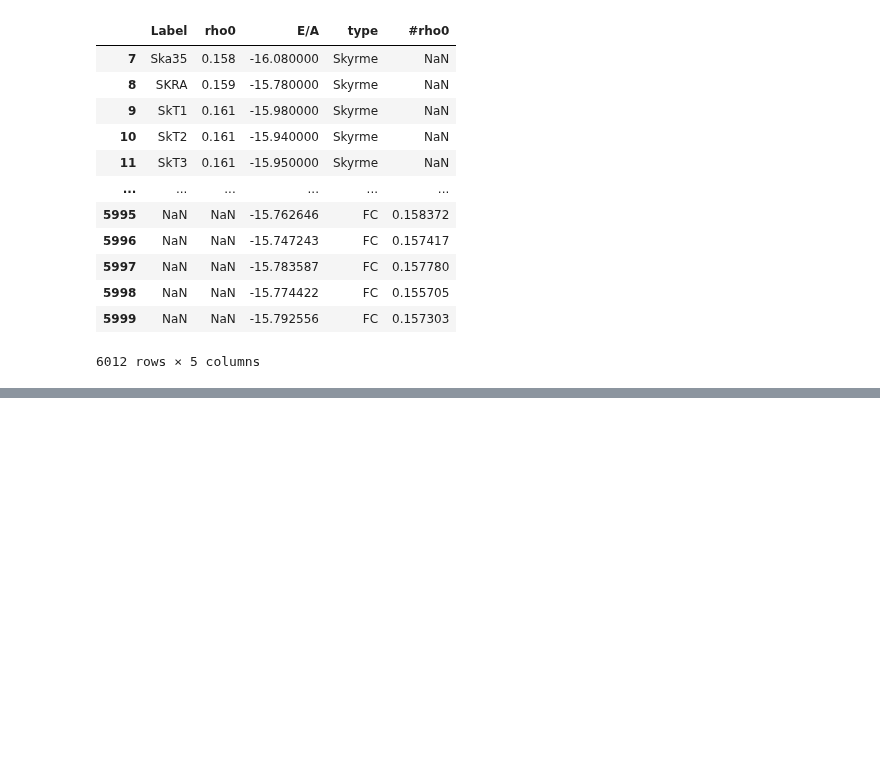
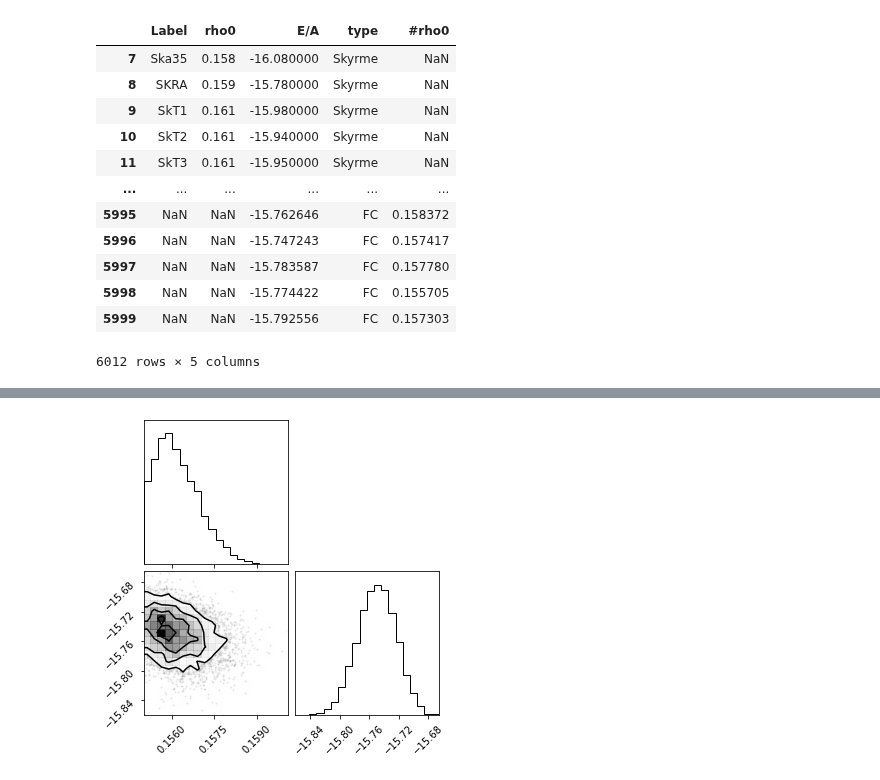
Before and after one commit to cdrischler/nuclear_saturation, a Jupyter notebook: Contour Map.ipynb, the cells around one changed output, grey strips where cells are left out. Drawn from its saved outputs; the diff is of its cells as text; code cells hidden in the pictures; blank space fills up the shorter version.

```diff
--- a/Contour Map.ipynb
+++ b/Contour Map.ipynb
@@ -67,0 +55,4 @@ plotcorner("data/forChristan_samples1.csv")
+# %%
+plotcorner("data/forChristan_samples3.csv")
+# %% [output]
+[figure, added]
```
Also changed, not shown: parts of 3 cells of this notebook.
